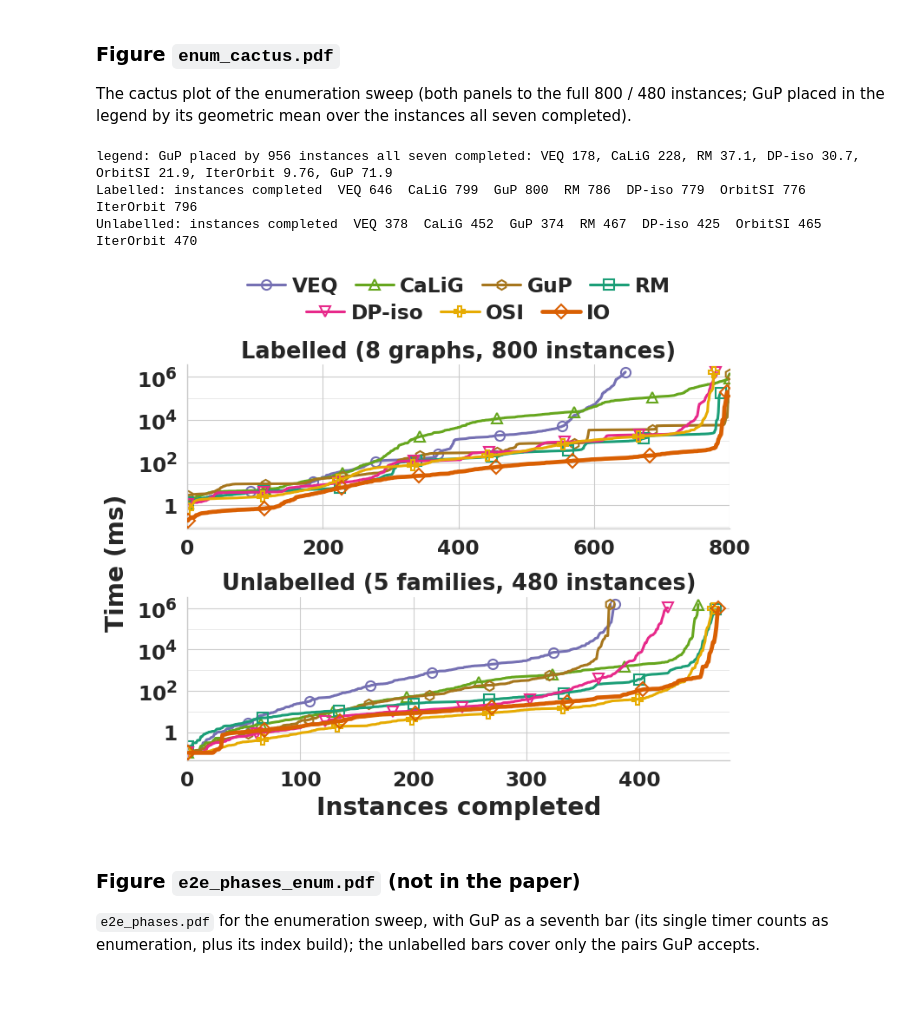
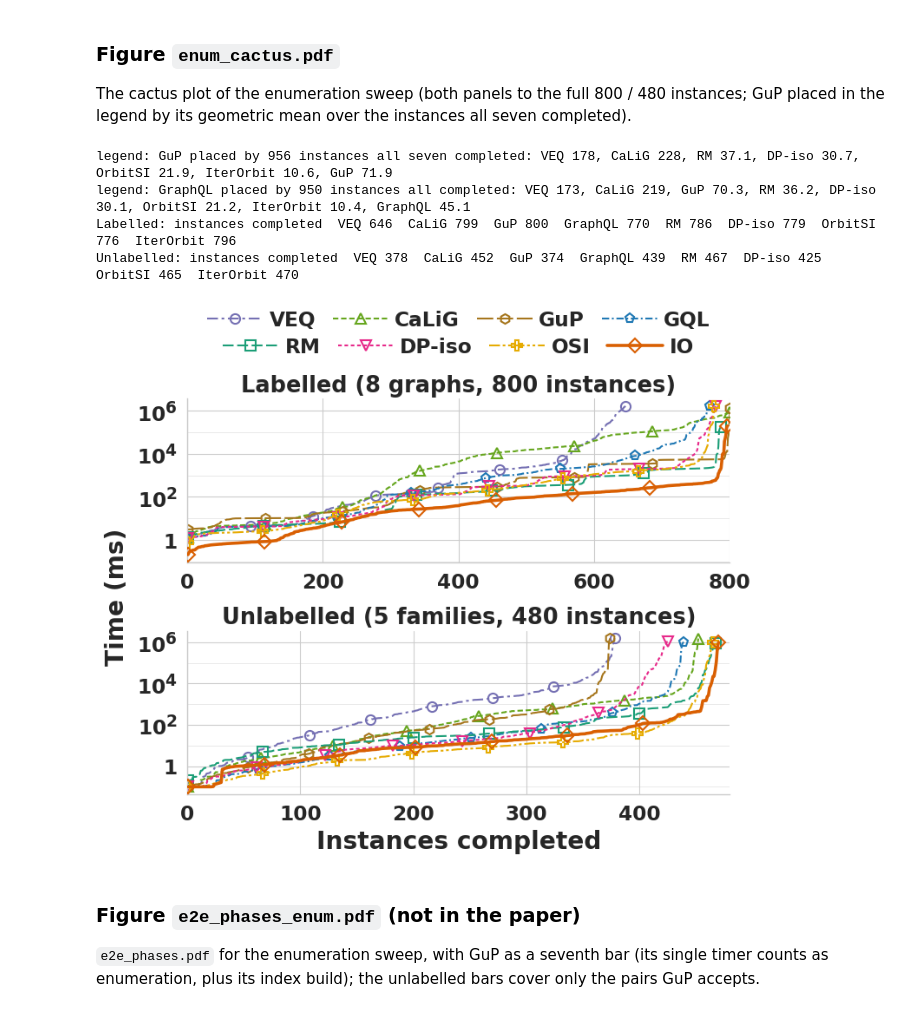
Before and after one commit to sitauhidi/IterOrbit, a Jupyter notebook: analysis/analysis.ipynb, the cells around one changed output. Drawn from its saved outputs; the diff is of its cells as text; code cells hidden in the pictures.

```diff
--- a/analysis/analysis.ipynb
+++ b/analysis/analysis.ipynb
@@ -1915,43 +2118,52 @@ def fig_enum_cactus():
     GUP = "GuP"
     X = {"imsm": (800, 200), "mccreesh": (480, 100)}
     e = csv("enum_e2e.csv")
+    gq = [graphql_phases(b, "enum") for b in ("imsm", "mccreesh")]
+    if all(g is not None for g in gq):
+        e = pd.concat([e] + [g.assign(bench=b, status="COMPLETED") for g, b in zip(gq, ("imsm", "mccreesh"))],
+                      ignore_index=True)
 
     def legend_order():
         order = plot_tool_order()
         x = e[(e.status == "COMPLETED")].copy()
-        x = pd.concat([with_index(x[x.bench == b], b) for b in ("imsm", "mccreesh")])
+        x = pd.concat([with_index(x[x.bench == b], b, charge=E2E_INDEX_CHARGE) for b in ("imsm", "mccreesh")])
         x["t"] = phase_time(x)
         t = x.pivot_table(index=["bench", "dataset", "pattern_name"], columns="tool", values="t", aggfunc="first")[order + [GUP]].dropna()
         g = {c: gmean(t[c]) for c in t.columns}
-        i = next((k for k, c in enumerate(order) if g[c] < g[GUP]), len(order))
+        i = min(next((k for k, c in enumerate(order) if g[c] < g[GUP]), len(order)), len(order) - 2)
         print(f"legend: GuP placed by {len(t)} instances all seven completed: " + ", ".join(f"{c} {g[c]:.3g}" for c in t.columns))
-        return order[:i] + [GUP] + order[i:]
+        order = order[:i] + [GUP] + order[i:]
+        if GRAPHQL in set(x.tool):
+            order = place_by_gmean(order, GRAPHQL, x.pivot_table(index=["bench", "dataset", "pattern_name"], columns="tool",
+                                                                  values="t", aggfunc="first"))
+        return order
 
     order = legend_order()
     fig, axes = plt.subplots(2, 1, figsize=(7.4, 6.2))
     for ax, (bench, datasets) in zip(axes, [("imsm", PLOT_IMSM), ("mccreesh", MCC)]):
         d = e[(e.bench == bench) & (e.status == "COMPLETED") & e.dataset.isin(datasets)].copy()
-        d = with_index(d, bench)
+        d = with_index(d, bench, charge=E2E_INDEX_CHARGE)
         done = {}
         for t in order:
             y = np.sort(phase_time(d[d.tool == t]).to_numpy())
             done[t] = len(y)
             if len(y):
                 _cactus_line(ax, t, y)
         print(f"{BENCH[bench]}: instances completed  " + "  ".join(f"{t} {n}" for t, n in done.items()))
         _cactus_axis(ax)
         ax.set_xlim(0, X[bench][0])
         ax.xaxis.set_major_locator(mticker.MultipleLocator(X[bench][1]))
         style_axis(ax, CACTUS_TITLE[bench])
     _cactus_finish(fig, axes, order, "enum_cactus")
 
 
 fig_enum_cactus()
 # %% [output]
-legend: GuP placed by 956 instances all seven completed: VEQ 178, CaLiG 228, RM 37.1, DP-iso 30.7, OrbitSI 21.9, IterOrbit 9.76, GuP 71.9
-Labelled: instances completed  VEQ 646  CaLiG 799  GuP 800  RM 786  DP-iso 779  OrbitSI 776  IterOrbit 796
-Unlabelled: instances completed  VEQ 378  CaLiG 452  GuP 374  RM 467  DP-iso 425  OrbitSI 465  IterOrbit 470
+legend: GuP placed by 956 instances all seven completed: VEQ 178, CaLiG 228, RM 37.1, DP-iso 30.7, OrbitSI 21.9, IterOrbit 10.6, GuP 71.9
+legend: GraphQL placed by 950 instances all completed: VEQ 173, CaLiG 219, GuP 70.3, RM 36.2, DP-iso 30.1, OrbitSI 21.2, IterOrbit 10.4, GraphQL 45.1
+Labelled: instances completed  VEQ 646  CaLiG 799  GuP 800  GraphQL 770  RM 786  DP-iso 779  OrbitSI 776  IterOrbit 796
+Unlabelled: instances completed  VEQ 378  CaLiG 452  GuP 374  GraphQL 439  RM 467  DP-iso 425  OrbitSI 465  IterOrbit 470
-[figure, old version]
+[figure, new version]
 # %% [markdown]
 ### Figure `e2e_phases_enum.pdf` (not in the paper)
 `e2e_phases.pdf` for the enumeration sweep, with GuP as a seventh bar (its single timer counts as enumeration,
```
Also changed, not shown: parts of 25 cells of this notebook, 12 other files.
